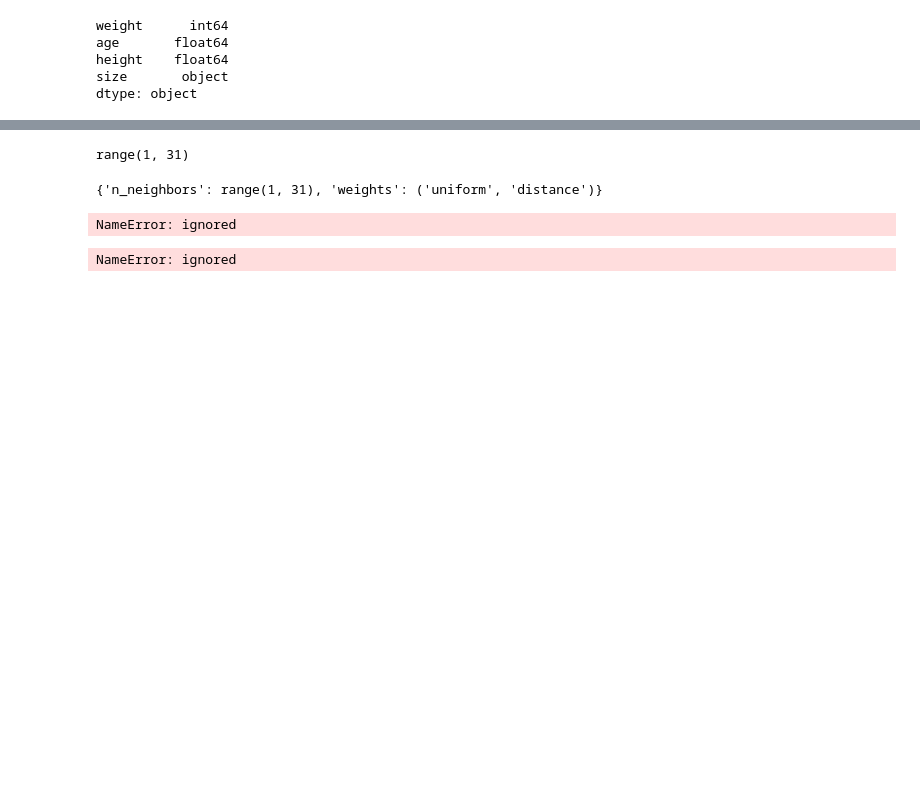
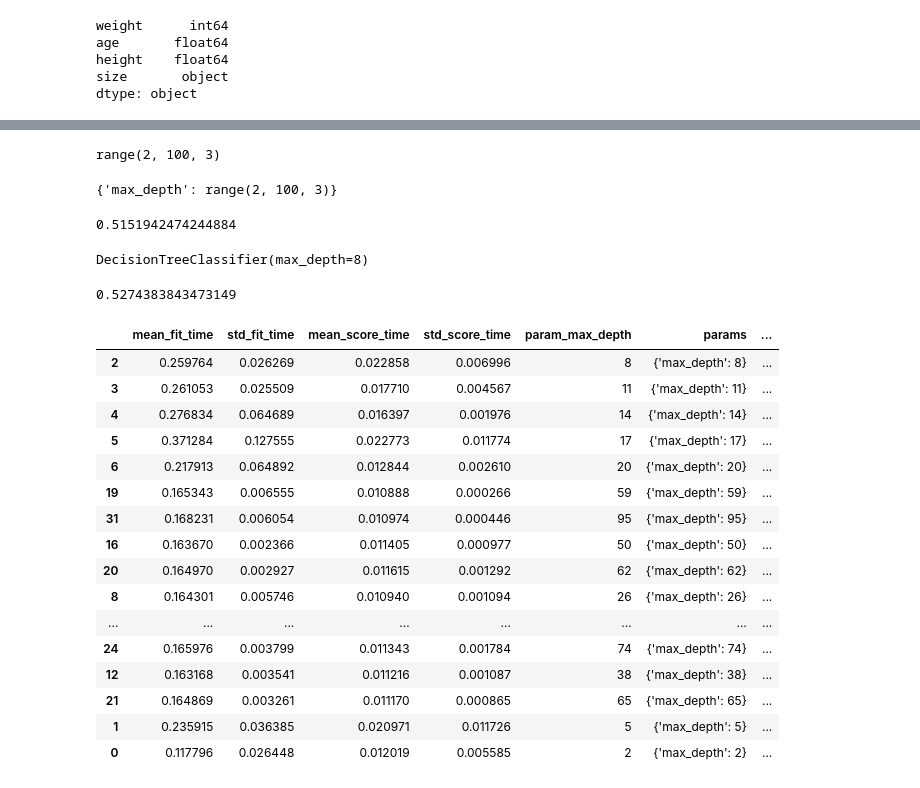
Before and after one commit to bdfd/Portfolio_Project_13-Cloth_Size_Prediction, a Jupyter notebook: Cloth_Size_Prediction.ipynb, the cells around one changed output, grey strips where cells are left out. Drawn from its saved outputs; the diff is of its cells as text; code cells hidden in the pictures; blank space fills up the shorter version.

```diff
--- a/Cloth_Size_Prediction.ipynb
+++ b/Cloth_Size_Prediction.ipynb
@@ -211,20 +214,22 @@ NameError: ignored
 # %%
 # from sklearn.model_selection import GridSearchCV
-k_range = range(1,31)
-print(k_range)
-weight_factor = ('uniform','distance')
-param_grid = dict(n_neighbors=k_range, weights=weight_factor)
+tree_depth_range = range(2, 100, 3)
+print(tree_depth_range)
+param_grid = dict(max_depth=tree_depth_range)
 param_grid
 # %% [output]
-range(1, 31)
+range(2, 100, 3)
-{'n_neighbors': range(1, 31), 'weights': ('uniform', 'distance')}
+{'max_depth': range(2, 100, 3)}
 # %%
-knn_grid_model = GridSearchCV(knn_model, param_grid, cv=10, scoring='accuracy')
+dt_grid_model = GridSearchCV(dt_model, param_grid, cv=10, scoring='accuracy')
-# %% [output]
-NameError: ignored
 # %%
-knn_grid_model.fit(X_train, y_train)
-knn_grid_model.best_params_
-knn_grid_model.best_score_
+dt_grid_model.fit(X_train, y_train)
+dt_grid_model.best_params_
+dt_grid_model.best_score_
 # %% [output]
-NameError: ignored
+0.5151942474244884
+# %%
+dt_model = dt_grid_model.best_estimator_
+dt_model
+# %% [output]
+DecisionTreeClassifier(max_depth=8)
@@ -231,4 +244,27 @@ NameError: ignored
+# %%
+dt_model.fit(X_test, y_test)
+dt_model.score(X_test, y_test)
+# %% [output]
+0.5274383843473149
 # %%
-df = pd.DataFrame(knn_grid_model.cv_results_)
+df = pd.DataFrame(dt_grid_model.cv_results_)
 df = df.sort_values(['rank_test_score','mean_fit_time'])
 df
+# %% [output]
+|  | mean_fit_time | std_fit_time | mean_score_time | std_score_time | param_max_depth | params | ... |
+| 2 | 0.259764 | 0.026269 | 0.022858 | 0.006996 | 8 | {'max_depth': 8} | ... |
+| 3 | 0.261053 | 0.025509 | 0.017710 | 0.004567 | 11 | {'max_depth': 11} | ... |
+| 4 | 0.276834 | 0.064689 | 0.016397 | 0.001976 | 14 | {'max_depth': 14} | ... |
+| 5 | 0.371284 | 0.127555 | 0.022773 | 0.011774 | 17 | {'max_depth': 17} | ... |
+| 6 | 0.217913 | 0.064892 | 0.012844 | 0.002610 | 20 | {'max_depth': 20} | ... |
+| 19 | 0.165343 | 0.006555 | 0.010888 | 0.000266 | 59 | {'max_depth': 59} | ... |
+| 31 | 0.168231 | 0.006054 | 0.010974 | 0.000446 | 95 | {'max_depth': 95} | ... |
+| 16 | 0.163670 | 0.002366 | 0.011405 | 0.000977 | 50 | {'max_depth': 50} | ... |
+| 20 | 0.164970 | 0.002927 | 0.011615 | 0.001292 | 62 | {'max_depth': 62} | ... |
+| 8 | 0.164301 | 0.005746 | 0.010940 | 0.001094 | 26 | {'max_depth': 26} | ... |
+| ... | ... | ... | ... | ... | ... | ... | ... |
+| 24 | 0.165976 | 0.003799 | 0.011343 | 0.001784 | 74 | {'max_depth': 74} | ... |
+| 12 | 0.163168 | 0.003541 | 0.011216 | 0.001087 | 38 | {'max_depth': 38} | ... |
+| 21 | 0.164869 | 0.003261 | 0.011170 | 0.000865 | 65 | {'max_depth': 65} | ... |
+| 1 | 0.235915 | 0.036385 | 0.020971 | 0.011726 | 5 | {'max_depth': 5} | ... |
+| 0 | 0.117796 | 0.026448 | 0.012019 | 0.005585 | 2 | {'max_depth': 2} | ... |
```
Also changed, not shown: parts of 19 cells of this notebook.
